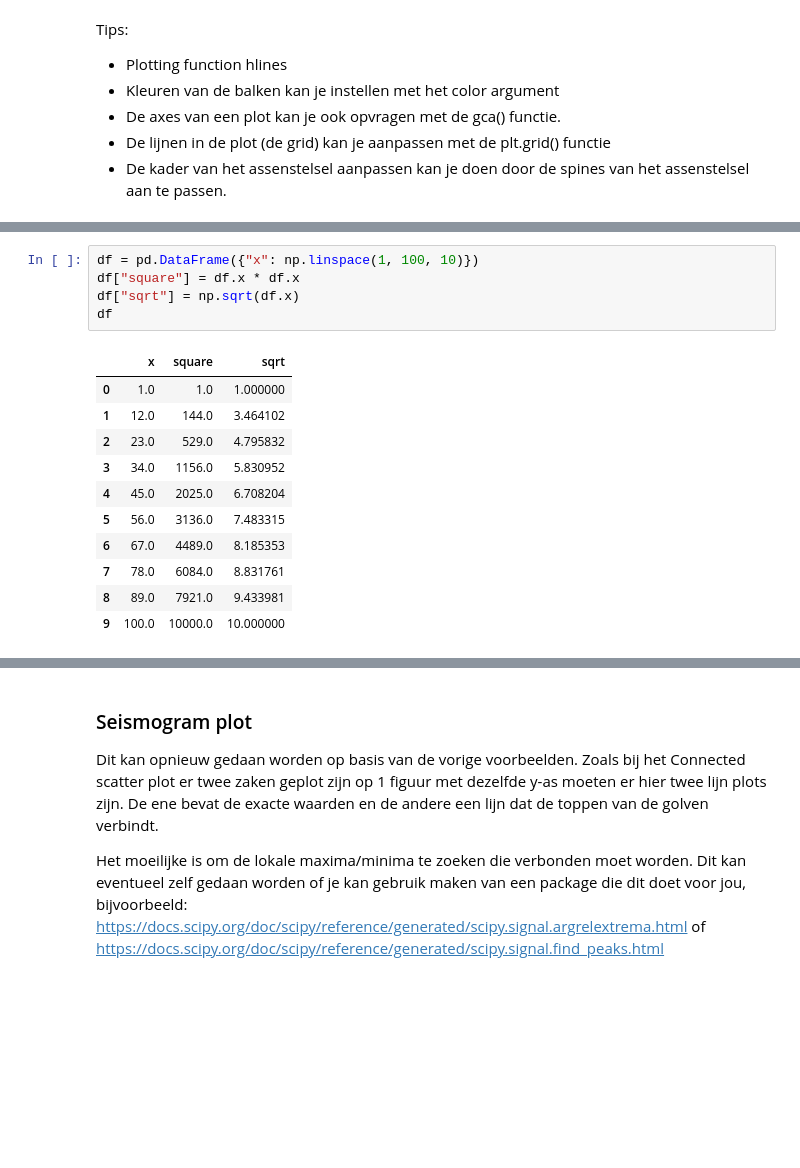
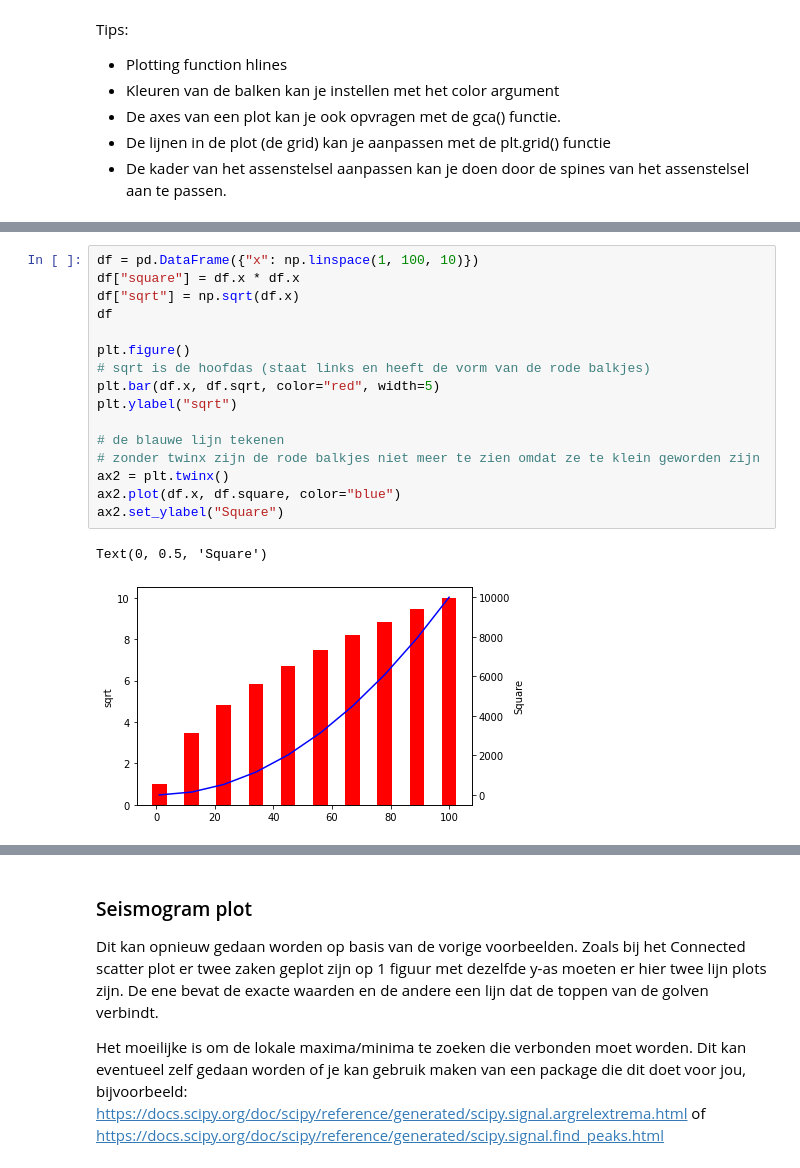
Before and after one commit to OdiseeDataScience2223/Leerstof, a Jupyter notebook: Week 5/DataVisualisation.ipynb, the cells around one changed output, grey strips where cells are left out. Cells and saved outputs as stored; diff of their text form; blank space fills up the shorter version.

```diff
--- a/Week 5/DataVisualisation.ipynb
+++ b/Week 5/DataVisualisation.ipynb
@@ -127,20 +152,22 @@ Maak hiervoor onderstaande figuur zo goed mogelijk na.
 # %%
 df = pd.DataFrame({"x": np.linspace(1, 100, 10)})
 df["square"] = df.x * df.x
 df["sqrt"] = np.sqrt(df.x)
 df
+
+plt.figure()
+# sqrt is de hoofdas (staat links en heeft de vorm van de rode balkjes)
+plt.bar(df.x, df.sqrt, color="red", width=5)
+plt.ylabel("sqrt")
+
+# de blauwe lijn tekenen
+# zonder twinx zijn de rode balkjes niet meer te zien omdat ze te klein geworden zijn
+ax2 = plt.twinx()
+ax2.plot(df.x, df.square, color="blue")
+ax2.set_ylabel("Square")
 # %% [output]
-|  | x | square | sqrt |
-| 0 | 1.0 | 1.0 | 1.000000 |
-| 1 | 12.0 | 144.0 | 3.464102 |
-| 2 | 23.0 | 529.0 | 4.795832 |
-| 3 | 34.0 | 1156.0 | 5.830952 |
-| 4 | 45.0 | 2025.0 | 6.708204 |
-| 5 | 56.0 | 3136.0 | 7.483315 |
-| 6 | 67.0 | 4489.0 | 8.185353 |
-| 7 | 78.0 | 6084.0 | 8.831761 |
-| 8 | 89.0 | 7921.0 | 9.433981 |
-| 9 | 100.0 | 10000.0 | 10.000000 |
+Text(0, 0.5, 'Square')
+[figure, added]
 # %% [markdown]
 ### Connected scatter plot
 
```
Also changed, not shown: parts of 9 cells of this notebook.
